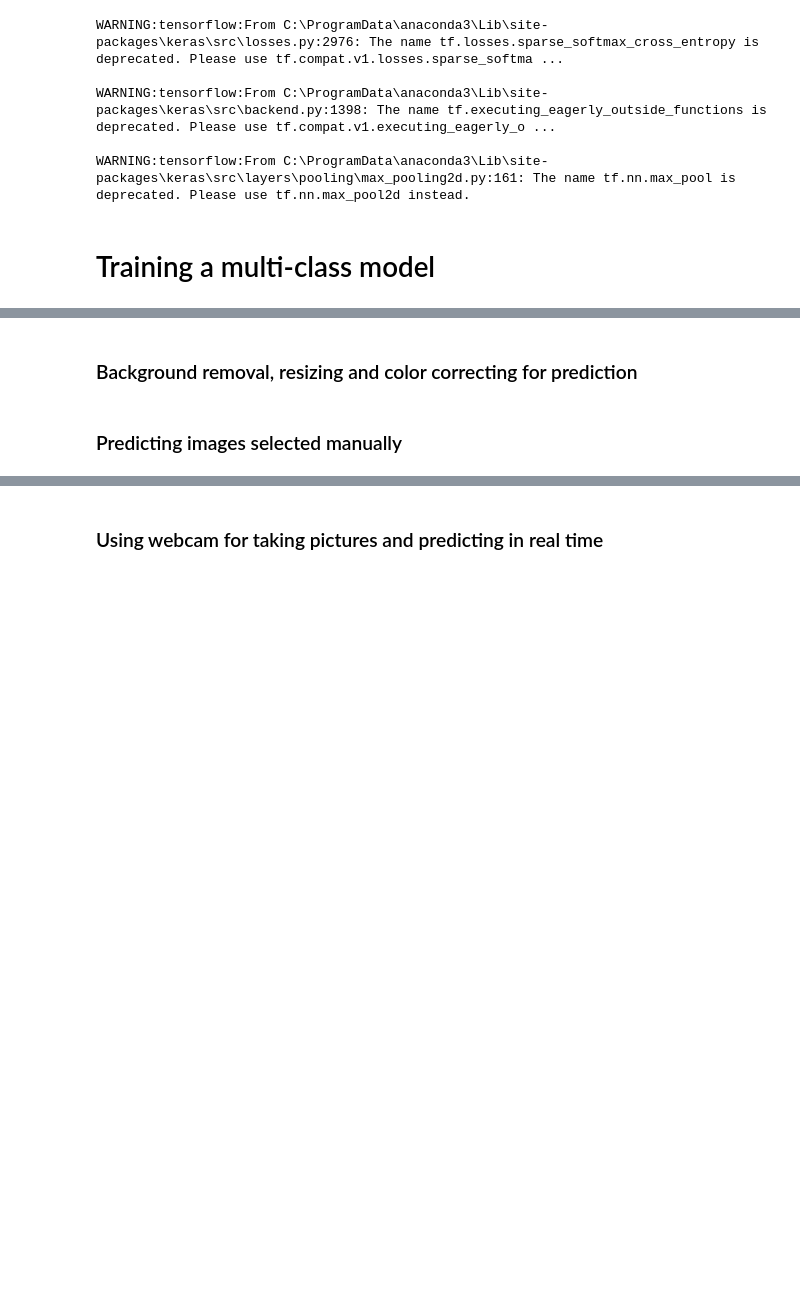
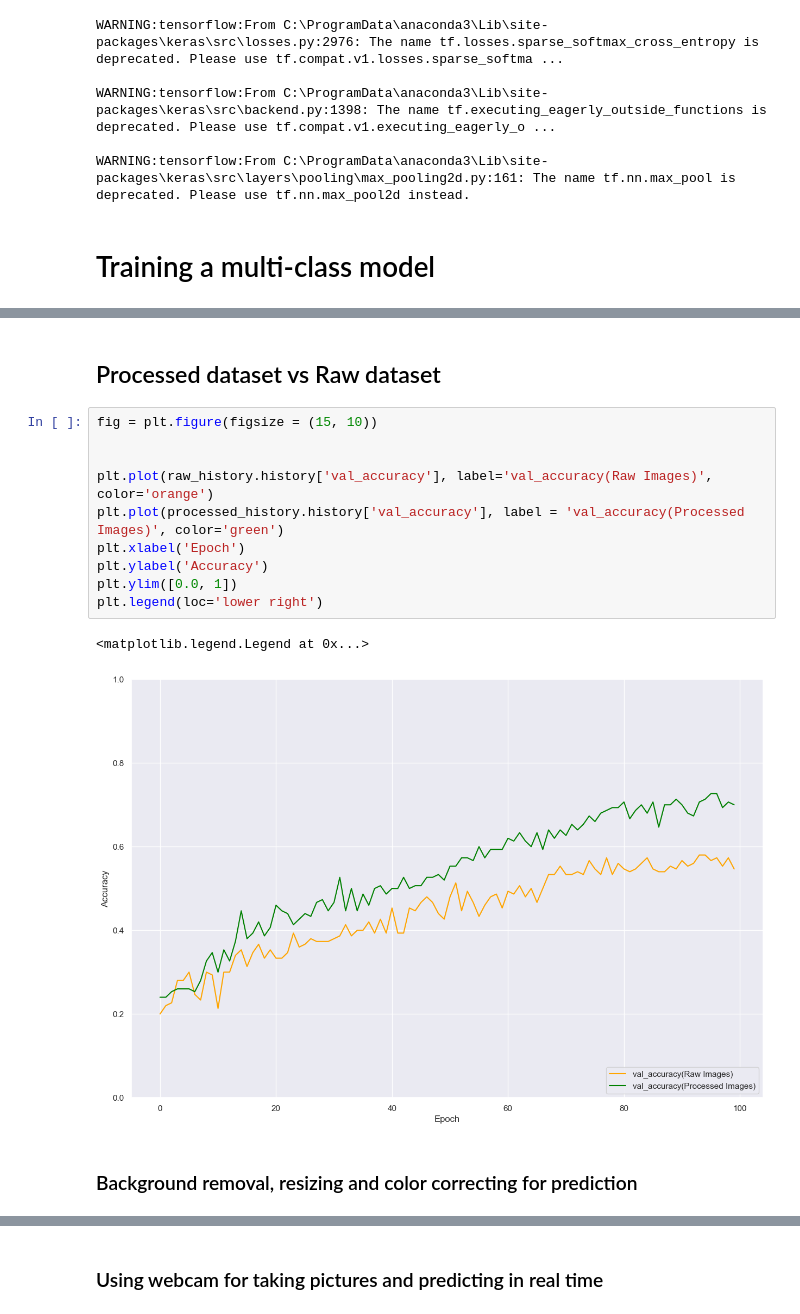
Before and after one commit to ch0ry/AI-Fashion-Discriminator, a Jupyter notebook: AI Fashion Discriminator.ipynb, the cells around one changed output, grey strips where cells are left out. Cells and saved outputs as stored; diff of their text form; blank space fills up the shorter version.

```diff
--- a/AI Fashion Discriminator.ipynb
+++ b/AI Fashion Discriminator.ipynb
@@ -484,4 +609,17 @@ plt.axis('off')
+# %% [markdown]
+## Processed dataset vs Raw dataset
+# %%
+fig = plt.figure(figsize = (15, 10))
+
+
+plt.plot(raw_history.history['val_accuracy'], label='val_accuracy(Raw Images)', color='orange')
+plt.plot(processed_history.history['val_accuracy'], label = 'val_accuracy(Processed Images)', color='green')
+plt.xlabel('Epoch')
+plt.ylabel('Accuracy')
+plt.ylim([0.0, 1])
+plt.legend(loc='lower right')
+# %% [output]
+<matplotlib.legend.Legend at 0x...>
+[figure, added]
 # %% [markdown]
 ### Background removal, resizing and color correcting for prediction
-# %% [markdown]
-### Predicting images selected manually
```
Also changed, not shown: parts of 15 cells of this notebook, 10 other files.
